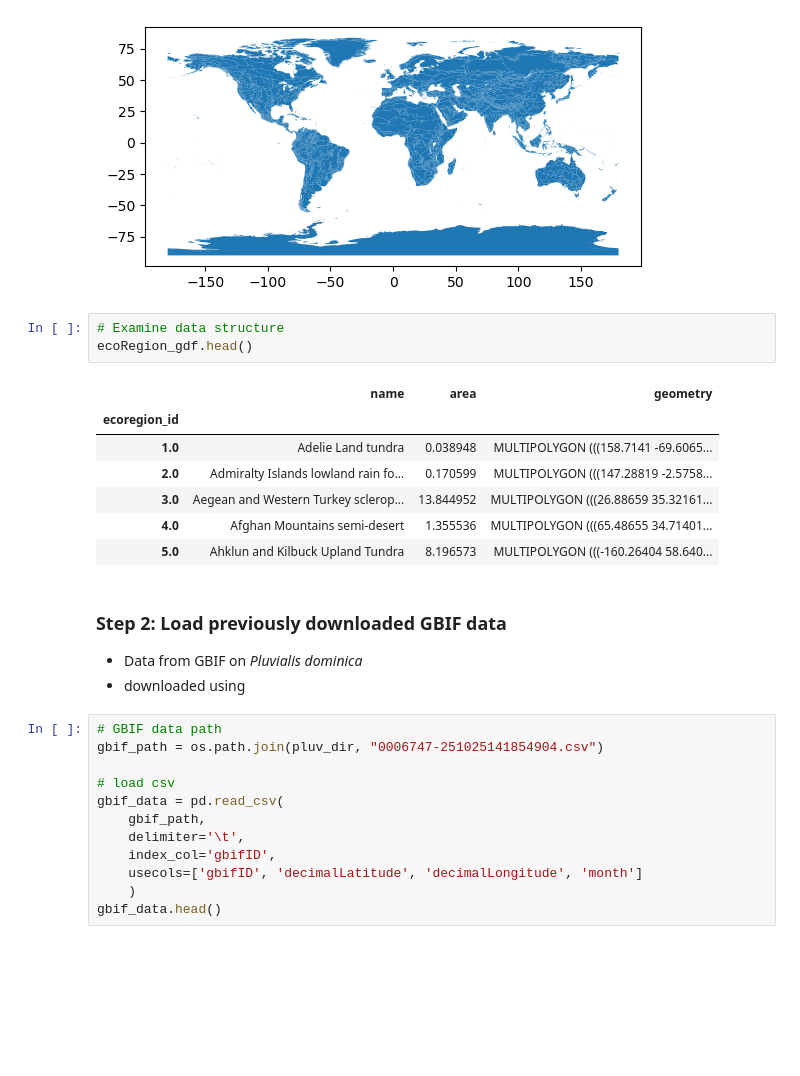
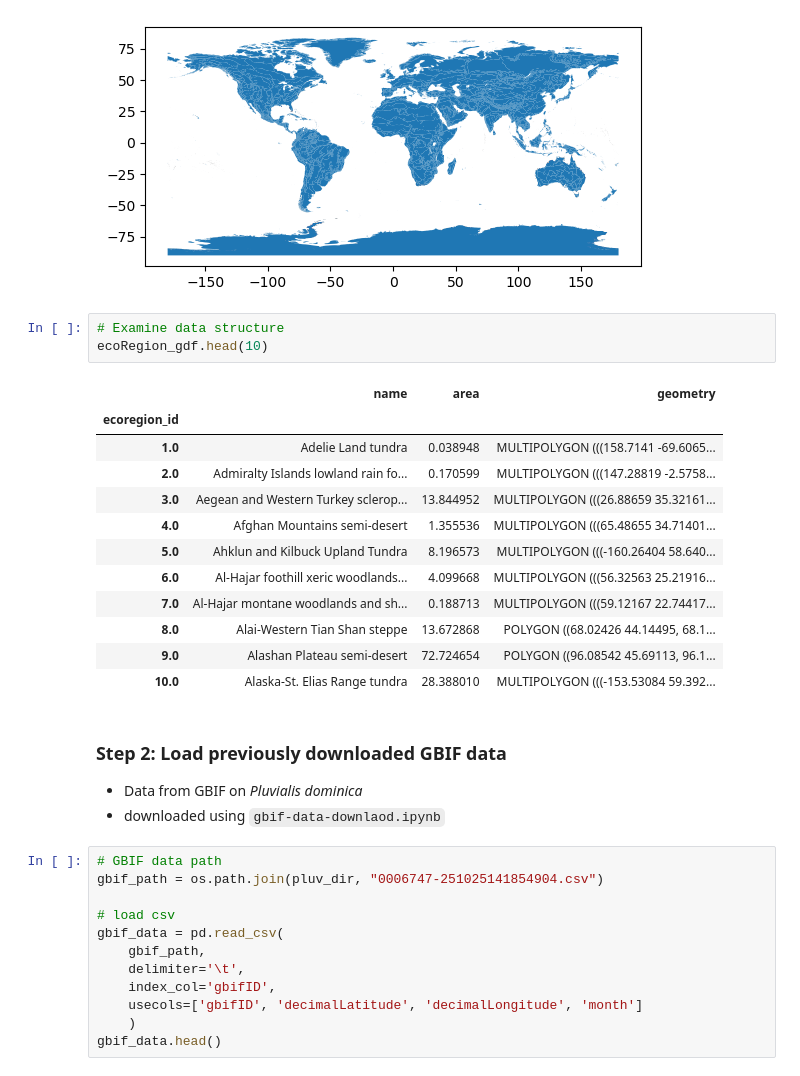
Before and after one commit to earthlab-education/03-migration-natshoff, a Jupyter notebook: notebooks/pluvialisDominica_portfolio.ipynb, the cells around one changed output. Saved outputs shown, nothing was run; the diff lists cells and outputs as text; blank space fills up the shorter version.

```diff
--- a/notebooks/pluvialisDominica_portfolio.ipynb
+++ b/notebooks/pluvialisDominica_portfolio.ipynb
@@ -99,19 +163,24 @@ ecoRegion_gdf.plot()
 [figure]
 # %%
 # Examine data structure
-ecoRegion_gdf.head()
+ecoRegion_gdf.head(10)
 # %% [output]
 |  | name | area | geometry |
 | ecoregion_id |  |  |  |
 | 1.0 | Adelie Land tundra | 0.038948 | MULTIPOLYGON (((158.7141 -69.6065... |
 | 2.0 | Admiralty Islands lowland rain fo... | 0.170599 | MULTIPOLYGON (((147.28819 -2.5758... |
 | 3.0 | Aegean and Western Turkey sclerop... | 13.844952 | MULTIPOLYGON (((26.88659 35.32161... |
 | 4.0 | Afghan Mountains semi-desert | 1.355536 | MULTIPOLYGON (((65.48655 34.71401... |
 | 5.0 | Ahklun and Kilbuck Upland Tundra | 8.196573 | MULTIPOLYGON (((-160.26404 58.640... |
+| 6.0 | Al-Hajar foothill xeric woodlands... | 4.099668 | MULTIPOLYGON (((56.32563 25.21916... |
+| 7.0 | Al-Hajar montane woodlands and sh... | 0.188713 | MULTIPOLYGON (((59.12167 22.74417... |
+| 8.0 | Alai-Western Tian Shan steppe | 13.672868 | POLYGON ((68.02426 44.14495, 68.1... |
+| 9.0 | Alashan Plateau semi-desert | 72.724654 | POLYGON ((96.08542 45.69113, 96.1... |
+| 10.0 | Alaska-St. Elias Range tundra | 28.388010 | MULTIPOLYGON (((-153.53084 59.392... |
 # %% [markdown]
 ### Step 2: Load previously downloaded GBIF data
 - Data from GBIF on *Pluvialis dominica*
-- downloaded using
+- downloaded using `gbif-data-downlaod.ipynb`
 # %%
 # GBIF data path
 gbif_path = os.path.join(pluv_dir, "0006747-251025141854904.csv")
```
Also changed, not shown: parts of 13 cells of this notebook, 4 other files.
